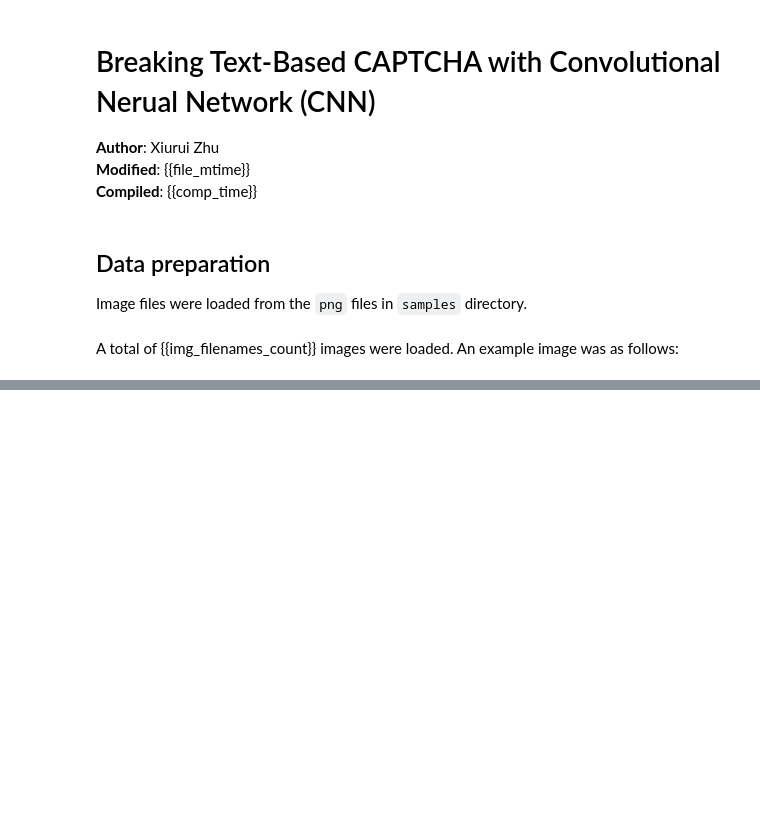
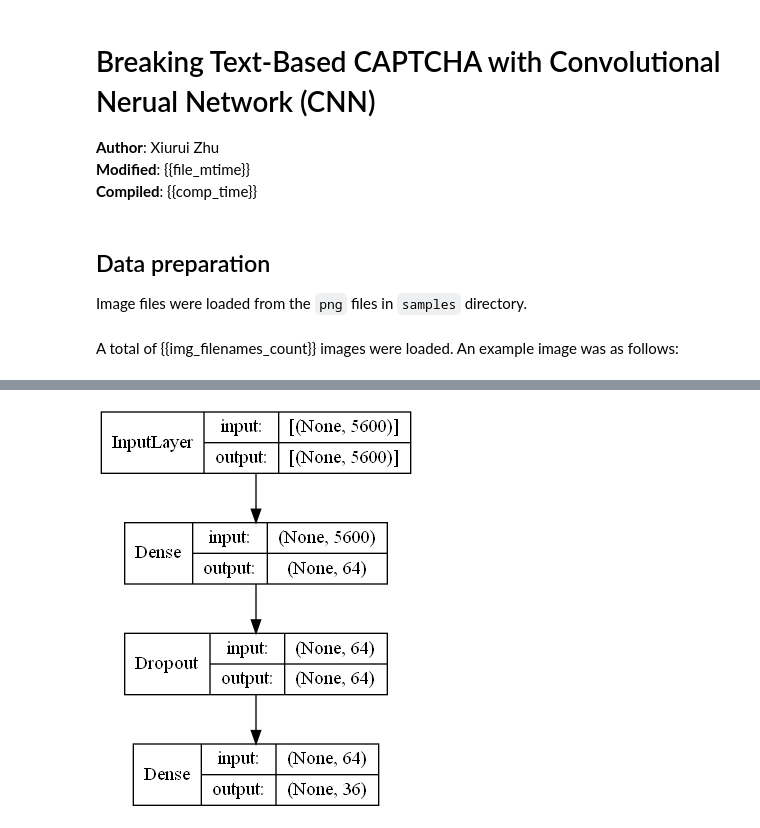
Before and after one commit to zhuxr11/CAPTCHA-recognition-keras-python-5-digits, a Jupyter notebook: README.ipynb, the cells around one changed output, grey strips where cells are left out. Cells and saved outputs as stored; diff of their text form; code cells hidden in the pictures; blank space fills up the shorter version.

```diff
--- a/README.ipynb
+++ b/README.ipynb
@@ -27,0 +88,17 @@ pyplot.imshow(img_data[1]);
+# %%
+# Define a function that copies the shape of a layer and defines an input layer
+def build_deep_layer(input_layer, class_level):
+    deep_layer = layers.Dense(64, activation = "relu")(input_layer)
+    deep_layer = layers.Dropout(0.5)(deep_layer)
+    deep_layer = layers.Dense(len(class_level), activation = "softmax")(deep_layer)
+    return deep_layer
+
+deep_layers = [
+    build_deep_layer(conv_layer_flatten, class_level) for _ in range(digit)
+]
+
+deep_models = [keras.Model(inputs = conv_layer_flatten, outputs = deep_layer) for deep_layer in deep_layers]
+
+keras.utils.plot_model(deep_models[0], to_file = "deep_model.png", show_shapes = True, show_layer_names = False)
+# %% [output]
+[figure, added]
```
Also changed, not shown: parts of 18 cells of this notebook, 14 other files.
